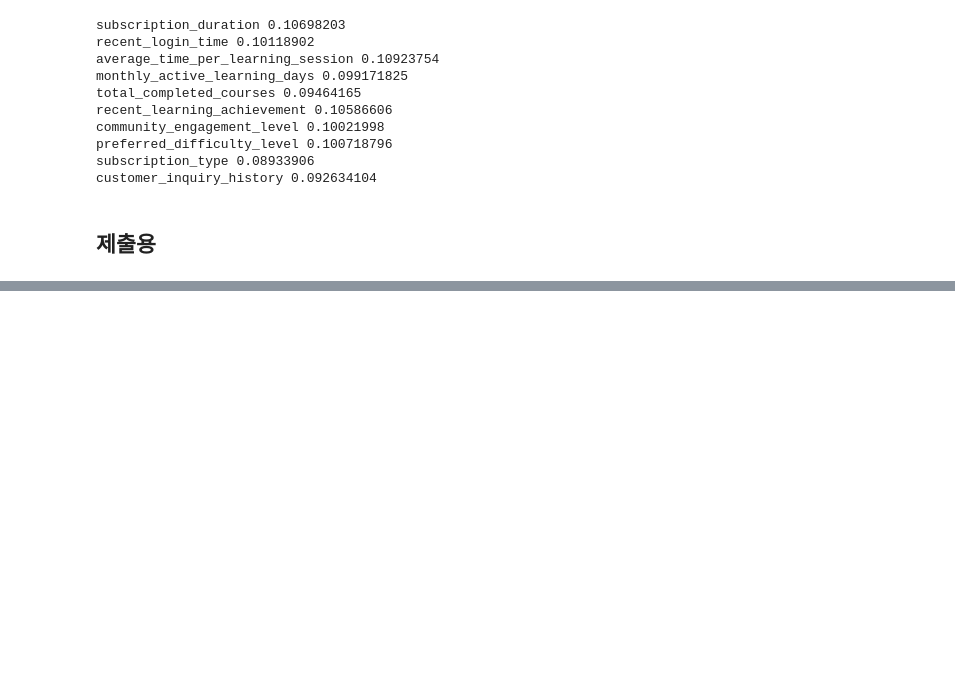
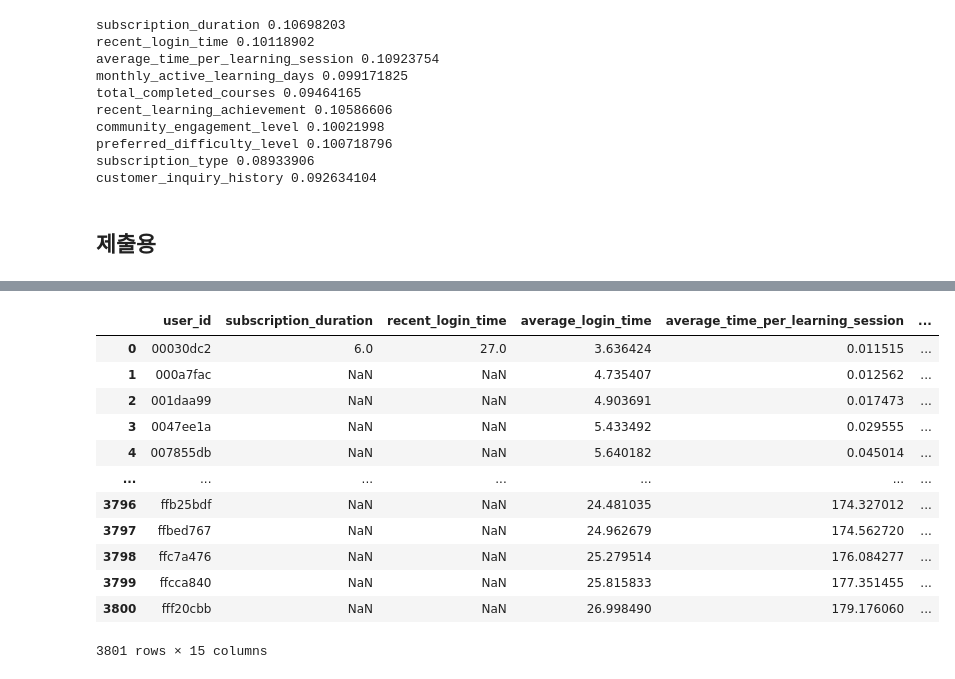
Before and after one commit to yoonjae97/edu_platform_sub_renewal_prediction, a Jupyter notebook: votingmodel.ipynb, the cells around one changed output, grey strips where cells are left out. Saved outputs shown, nothing was run; the diff lists cells and outputs as text; code cells hidden in the pictures; blank space fills up the shorter version.

```diff
--- a/votingmodel.ipynb
+++ b/votingmodel.ipynb
@@ -839,0 +954,19 @@ customer_inquiry_history 0.092634104
+# %%
+train = pd.read_csv("./data/train.csv", encoding="utf-8-sig")
+test = pd.read_csv("./data/test.csv", encoding="utf-8-sig")
+sample = pd.read_csv("./data/sample_submission.csv", encoding="utf-8-sig")
+train[train['target']==0].mode()
+# %% [output]
+|  | user_id | subscription_duration | recent_login_time | average_login_time | average_time_per_learning_session | ... |
+| 0 | 00030dc2 | 6.0 | 27.0 | 3.636424 | 0.011515 | ... |
+| 1 | 000a7fac | NaN | NaN | 4.735407 | 0.012562 | ... |
+| 2 | 001daa99 | NaN | NaN | 4.903691 | 0.017473 | ... |
+| 3 | 0047ee1a | NaN | NaN | 5.433492 | 0.029555 | ... |
+| 4 | 007855db | NaN | NaN | 5.640182 | 0.045014 | ... |
+| ... | ... | ... | ... | ... | ... | ... |
+| 3796 | ffb25bdf | NaN | NaN | 24.481035 | 174.327012 | ... |
+| 3797 | ffbed767 | NaN | NaN | 24.962679 | 174.562720 | ... |
+| 3798 | ffc7a476 | NaN | NaN | 25.279514 | 176.084277 | ... |
+| 3799 | ffcca840 | NaN | NaN | 25.815833 | 177.351455 | ... |
+| 3800 | fff20cbb | NaN | NaN | 26.998490 | 179.176060 | ... |
+3801 rows × 15 columns
```
Also changed, not shown: parts of 7 cells of this notebook, 13 other files.
